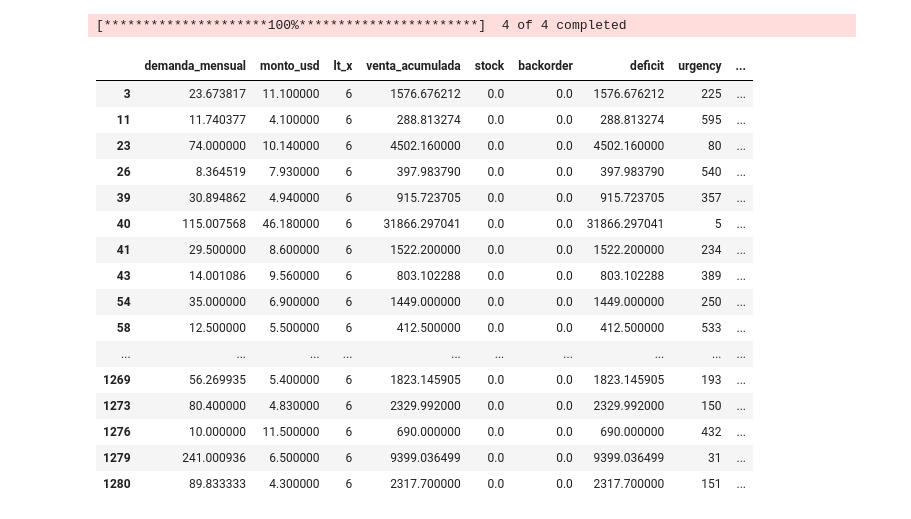
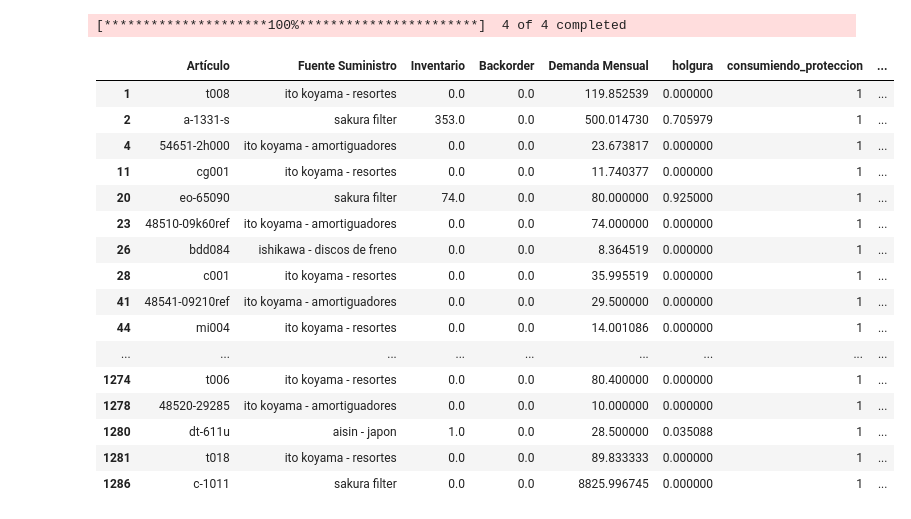
Before and after one commit to gejocamo10/catusita_analytics, a Jupyter notebook: trial.ipynb, the cells around one changed output. Saved outputs shown, nothing was run; the diff lists cells and outputs as text; code cells hidden in the pictures.

```diff
--- a/trial.ipynb
+++ b/trial.ipynb
@@ -92,20 +88,35 @@ df_prueba['ranking_riesgo_v2'] = df_prueba['deficit'].rank(method='dense', ascen
-# %%
-df_prueba[df_prueba['ranking_riesgo']==143][['demanda_mensual','monto_usd','lt_x','venta_acumulada','stock','backorder','deficit','urgency','ranking_riesgo','ranking_riesgo_v2']]
-# %% [output]
-|  | demanda_mensual | monto_usd | lt_x | venta_acumulada | stock | backorder | deficit | urgency | ... |
-| 3 | 23.673817 | 11.100000 | 6 | 1576.676212 | 0.0 | 0.0 | 1576.676212 | 225 | ... |
-| 11 | 11.740377 | 4.100000 | 6 | 288.813274 | 0.0 | 0.0 | 288.813274 | 595 | ... |
-| 23 | 74.000000 | 10.140000 | 6 | 4502.160000 | 0.0 | 0.0 | 4502.160000 | 80 | ... |
-| 26 | 8.364519 | 7.930000 | 6 | 397.983790 | 0.0 | 0.0 | 397.983790 | 540 | ... |
-| 39 | 30.894862 | 4.940000 | 6 | 915.723705 | 0.0 | 0.0 | 915.723705 | 357 | ... |
-| 40 | 115.007568 | 46.180000 | 6 | 31866.297041 | 0.0 | 0.0 | 31866.297041 | 5 | ... |
-| 41 | 29.500000 | 8.600000 | 6 | 1522.200000 | 0.0 | 0.0 | 1522.200000 | 234 | ... |
-| 43 | 14.001086 | 9.560000 | 6 | 803.102288 | 0.0 | 0.0 | 803.102288 | 389 | ... |
-| 54 | 35.000000 | 6.900000 | 6 | 1449.000000 | 0.0 | 0.0 | 1449.000000 | 250 | ... |
-| 58 | 12.500000 | 5.500000 | 6 | 412.500000 | 0.0 | 0.0 | 412.500000 | 533 | ... |
-| ... | ... | ... | ... | ... | ... | ... | ... | ... | ... |
-| 1269 | 56.269935 | 5.400000 | 6 | 1823.145905 | 0.0 | 0.0 | 1823.145905 | 193 | ... |
-| 1273 | 80.400000 | 4.830000 | 6 | 2329.992000 | 0.0 | 0.0 | 2329.992000 | 150 | ... |
-| 1276 | 10.000000 | 11.500000 | 6 | 690.000000 | 0.0 | 0.0 | 690.000000 | 432 | ... |
-| 1279 | 241.000936 | 6.500000 | 6 | 9399.036499 | 0.0 | 0.0 | 9399.036499 | 31 | ... |
-| 1280 | 89.833333 | 4.300000 | 6 | 2317.700000 | 0.0 | 0.0 | 2317.700000 | 151 | ... |
+# %%
+import pandas as pd
+pd.set_option('display.max_rows', None)  # Mostrar todas las filas
+pd.set_option('display.max_columns', None)  # Mostrar todas las columnas
+
+# Seleccionar solo las columnas involucradas
+columns_to_display = [
+    'Artículo', 'Fuente Suministro', 'Inventario', 'Backorder',
+    'Demanda Mensual', 'holgura', 'consumiendo_proteccion',
+    'quebro', 'va_a_quebrar', 'verde', 'amarillo', 'rojo', 'Alerta'
+]
+
+# Ver el DataFrame final con las columnas seleccionadas
+df_final = processor.dffinal2[columns_to_display]
+# df_temp = df_final[(df_final['consumiendo_proteccion']==0) & (df_final['va_a_quebrar']==1)]
+# df_temp
+df_final[(df_final['consumiendo_proteccion']==1)&(df_final['va_a_quebrar']==1)]
+# %% [output]
+|  | Artículo | Fuente Suministro | Inventario | Backorder | Demanda Mensual | holgura | consumiendo_proteccion | ... |
+| 1 | t008 | ito koyama - resortes | 0.0 | 0.0 | 119.852539 | 0.000000 | 1 | ... |
+| 2 | a-1331-s | sakura filter | 353.0 | 0.0 | 500.014730 | 0.705979 | 1 | ... |
+| 4 | 54651-2h000 | ito koyama - amortiguadores | 0.0 | 0.0 | 23.673817 | 0.000000 | 1 | ... |
+| 11 | cg001 | ito koyama - resortes | 0.0 | 0.0 | 11.740377 | 0.000000 | 1 | ... |
+| 20 | eo-65090 | sakura filter | 74.0 | 0.0 | 80.000000 | 0.925000 | 1 | ... |
+| 23 | 48510-09k60ref | ito koyama - amortiguadores | 0.0 | 0.0 | 74.000000 | 0.000000 | 1 | ... |
+| 26 | bdd084 | ishikawa - discos de freno | 0.0 | 0.0 | 8.364519 | 0.000000 | 1 | ... |
+| 28 | c001 | ito koyama - resortes | 0.0 | 0.0 | 35.995519 | 0.000000 | 1 | ... |
+| 41 | 48541-09210ref | ito koyama - amortiguadores | 0.0 | 0.0 | 29.500000 | 0.000000 | 1 | ... |
+| 44 | mi004 | ito koyama - resortes | 0.0 | 0.0 | 14.001086 | 0.000000 | 1 | ... |
+| ... | ... | ... | ... | ... | ... | ... | ... | ... |
+| 1274 | t006 | ito koyama - resortes | 0.0 | 0.0 | 80.400000 | 0.000000 | 1 | ... |
+| 1278 | 48520-29285 | ito koyama - amortiguadores | 0.0 | 0.0 | 10.000000 | 0.000000 | 1 | ... |
+| 1280 | dt-611u | aisin - japon | 1.0 | 0.0 | 28.500000 | 0.035088 | 1 | ... |
+| 1281 | t018 | ito koyama - resortes | 0.0 | 0.0 | 89.833333 | 0.000000 | 1 | ... |
+| 1286 | c-1011 | sakura filter | 0.0 | 0.0 | 8825.996745 | 0.000000 | 1 | ... |
```
Also changed, not shown: parts of 3 cells of this notebook, 16 other files.
